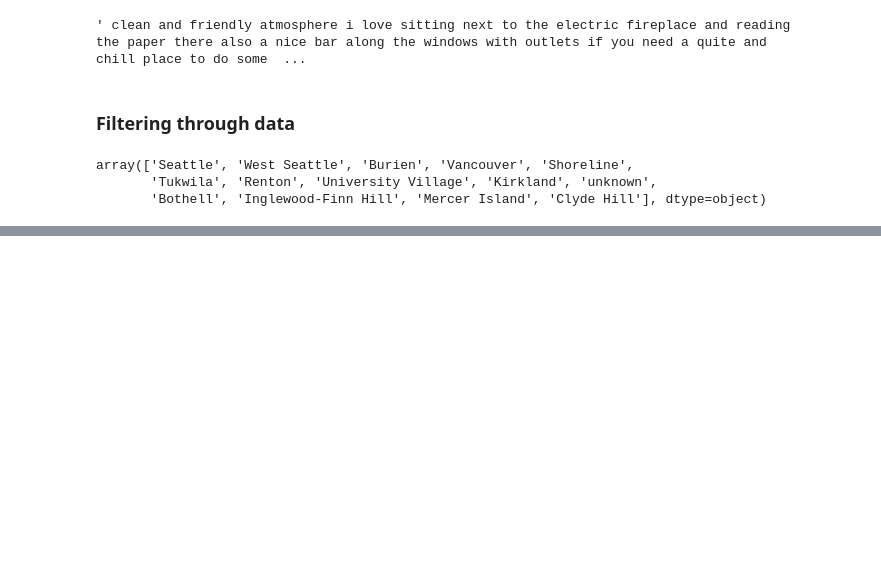
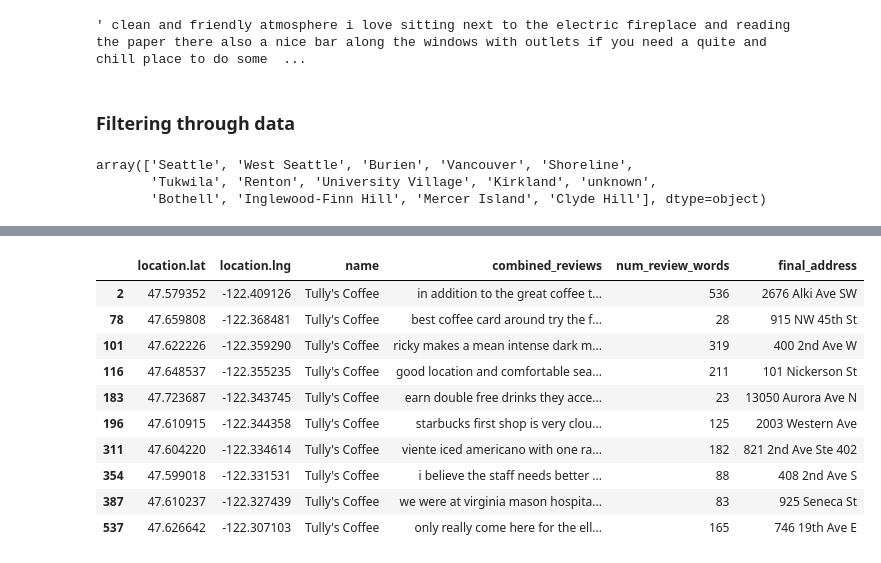
Before and after one commit to crredding/capstone_project, a Jupyter notebook: data_generation_notebook.ipynb, the cells around one changed output, grey strips where cells are left out. Drawn from its saved outputs; the diff is of its cells as text; code cells hidden in the pictures; blank space fills up the shorter version.

```diff
--- a/data_generation_notebook.ipynb
+++ b/data_generation_notebook.ipynb
@@ -597,0 +681,14 @@ clean_data_with_reviews = data_filtered.drop
+# %%
+data_not_starbucks[data_not_starbucks['name'] == 'Tully\'s Coffee']
+# %% [output]
+|  | location.lat | location.lng | name | combined_reviews | num_review_words | final_address |
+| 2 | 47.579352 | -122.409126 | Tully's Coffee | in addition to the great coffee t... | 536 | 2676 Alki Ave SW |
+| 78 | 47.659808 | -122.368481 | Tully's Coffee | best coffee card around try the f... | 28 | 915 NW 45th St |
+| 101 | 47.622226 | -122.359290 | Tully's Coffee | ricky makes a mean intense dark m... | 319 | 400 2nd Ave W |
+| 116 | 47.648537 | -122.355235 | Tully's Coffee | good location and comfortable sea... | 211 | 101 Nickerson St |
+| 183 | 47.723687 | -122.343745 | Tully's Coffee | earn double free drinks they acce... | 23 | 13050 Aurora Ave N |
+| 196 | 47.610915 | -122.344358 | Tully's Coffee | starbucks first shop is very clou... | 125 | 2003 Western Ave |
+| 311 | 47.604220 | -122.334614 | Tully's Coffee | viente iced americano with one ra... | 182 | 821 2nd Ave Ste 402 |
+| 354 | 47.599018 | -122.331531 | Tully's Coffee | i believe the staff needs better ... | 88 | 408 2nd Ave S |
+| 387 | 47.610237 | -122.327439 | Tully's Coffee | we were at virginia mason hospita... | 83 | 925 Seneca St |
+| 537 | 47.626642 | -122.307103 | Tully's Coffee | only really come here for the ell... | 165 | 746 19th Ave E |
```
Also changed, not shown: parts of 24 cells of this notebook, 8 other files.
